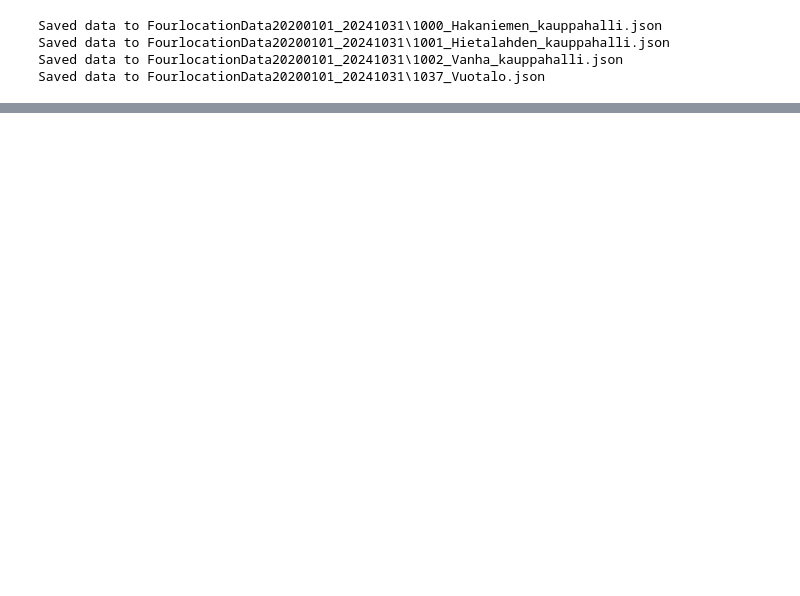
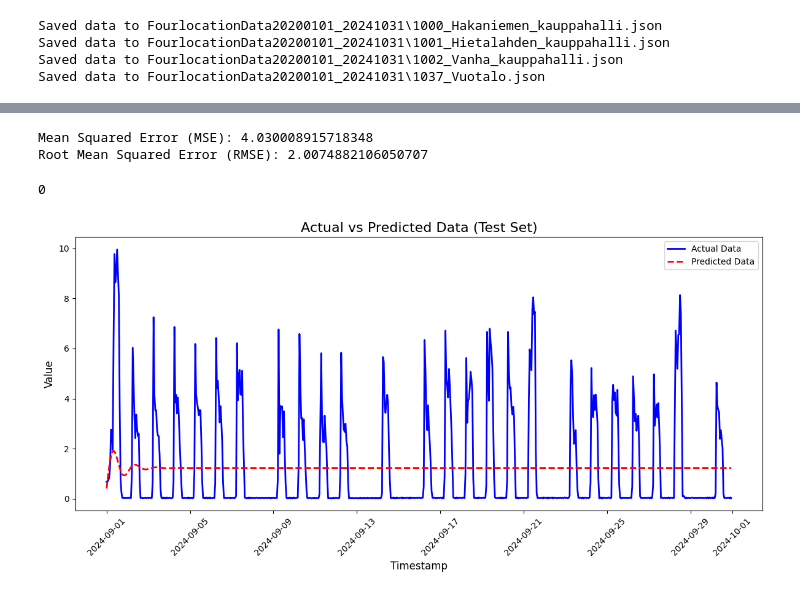
Before and after one commit to sangamorg/energy_consumption_modeling, a Jupyter notebook: experiment.ipynb, the cells around one changed output, grey strips where cells are left out. Drawn from its saved outputs; the diff is of its cells as text; code cells hidden in the pictures; blank space fills up the shorter version.

```diff
--- a/experiment.ipynb
+++ b/experiment.ipynb
@@ -163,0 +324,13 @@ Saved data to FourlocationData20200101_20241031\1037_Vuotalo.json
+# %%
+from statsforecast import StatsForecast
+from statsforecast.models import AutoARIMA
+import pandas as pd
+import matplotlib.pyplot as plt
+
+model = StatsForecast(
+    models=[AutoARIMA()],
+    freq="H",  # Frequency of the data (hourly)
+)
+
+# Fit the model on the training data
+model.fit(train_data)
@@ -163,0 +339,3 @@ Saved data to FourlocationData20200101_20241031\1037_Vuotalo.json
+# %%
+forecast_horizon = len(test_data)
+forecast = model.forecast(df=test_data, h=forecast_horizon)
@@ -163,0 +358,2 @@ Saved data to FourlocationData20200101_20241031\1037_Vuotalo.json
+# %%
+forecast_df = pd.DataFrame(forecast, columns=['ds', 'AutoARIMA'], index=test_data.index)
@@ -163,0 +387,11 @@ Saved data to FourlocationData20200101_20241031\1037_Vuotalo.json
+# %%
+mse = mean_squared_error(y_true, y_pred)
+rmse = np.sqrt(mse)
+
+print(f"Mean Squared Error (MSE): {mse}")
+print(f"Root Mean Squared Error (RMSE): {rmse}")
+# %% [output]
+Mean Squared Error (MSE): 4.030008915718348
+Root Mean Squared Error (RMSE): 2.0074882106050707
+# %%
+test_data = df_for_statsforecast[(df_for_statsforecast['ds'] >= test_start_date) & (df_for_statsforecast['ds'] <= test_end_date)]
@@ -163,0 +400,34 @@ Saved data to FourlocationData20200101_20241031\1037_Vuotalo.json
+# %%
+print(nan_count)
+# %% [output]
+0
+# %%
+
+y_true = test_data['y']
+y_pred = forecast['AutoARIMA']
+
+    # Plotting the actual versus predicted data
+plt.figure(figsize=(12, 6))
+
+    # Plot actual values (test data)
+plt.plot(test_data['ds'], y_true, label='Actual Data', color='blue', linewidth=2)
+
+    # Plot predicted values (forecasted data)
+plt.plot(forecast_df.index, forecast['AutoARIMA'], label='Predicted Data', color='red', linestyle='--', linewidth=2)
+
+    # Adding title and labels
+plt.title("Actual vs Predicted Data (Test Set)", fontsize=16)
+plt.xlabel("Timestamp", fontsize=12)
+plt.ylabel("Value", fontsize=12)
+
+    # Rotate x-axis labels for better readability
+plt.xticks(rotation=45)
+
+    # Adding a legend
+plt.legend()
+
+    # Show the plot
+plt.tight_layout()
+plt.show()
+# %% [output]
+[figure, added]
```
Also changed, not shown: parts of 33 cells of this notebook, 5 other files.
